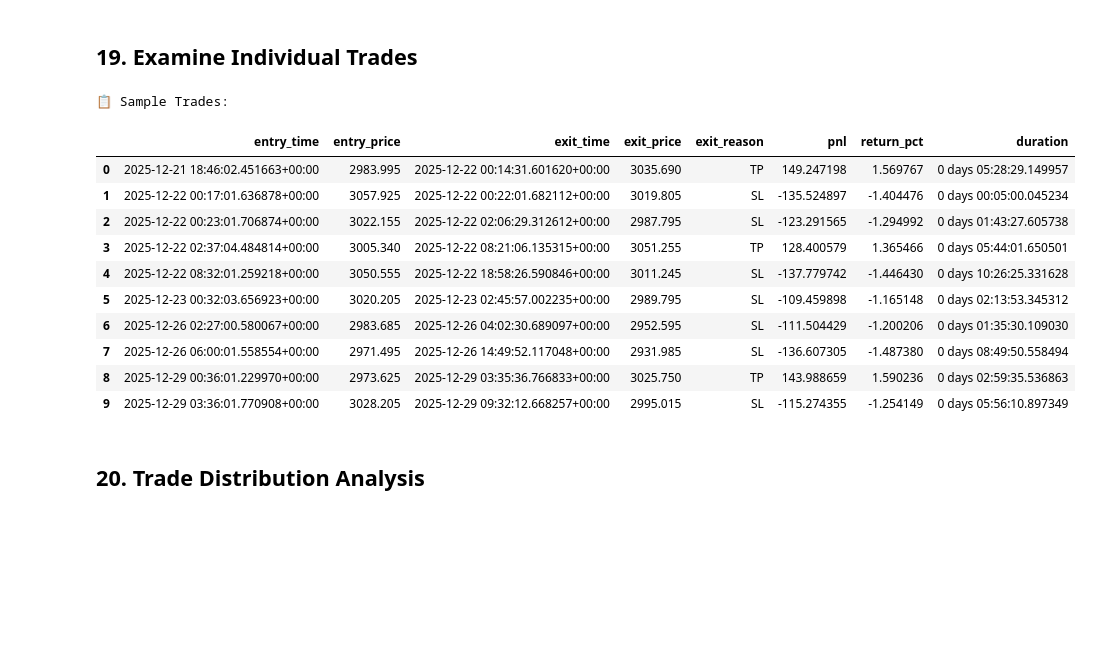
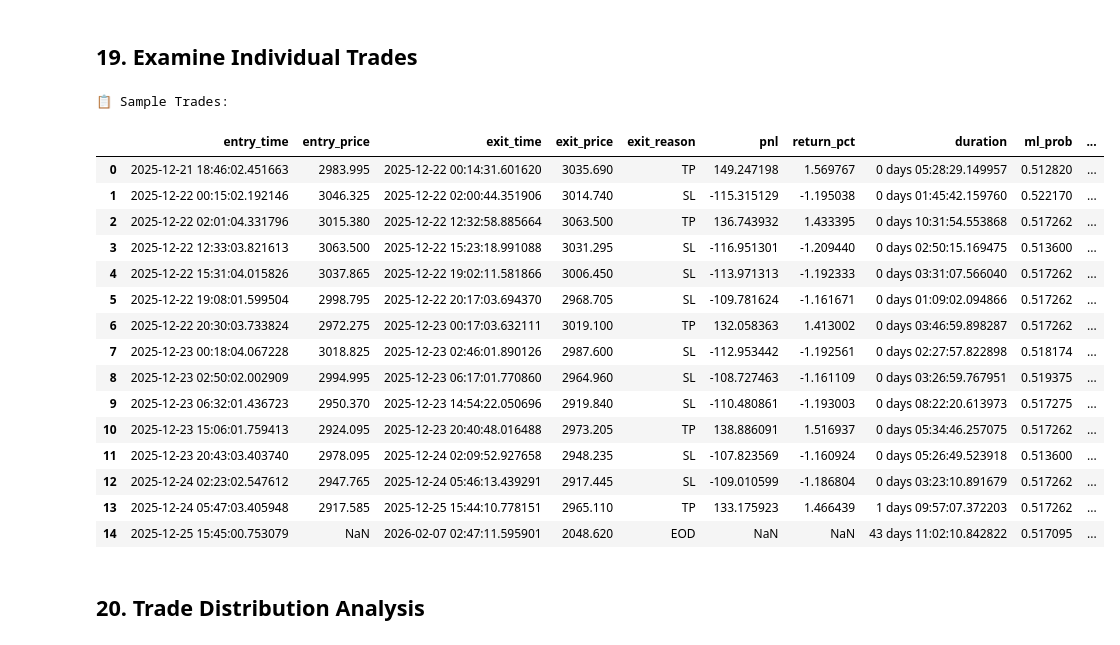
Before and after one commit to mmandelb2201/AITrader, a Jupyter notebook: model/backtest/backtest_engine.ipynb, the cells around one changed output. Saved outputs shown, nothing was run; the diff lists cells and outputs as text; code cells hidden in the pictures; blank space fills up the shorter version.

```diff
--- a/model/backtest/backtest_engine.ipynb
+++ b/model/backtest/backtest_engine.ipynb
@@ -131,32 +162,31 @@ print("✅ Asset features method added")
 # %% [output]
 ✅ Asset features method added
 # %%
-    @staticmethod
-    def build_market_features(df, assets):
-        """Build market-wide features from multiple assets"""
-        features = {}
+def build_market_features(df, assets):
+    """Build market-wide features from multiple assets"""
+    features = {}
 
-        # Calculate equal-weighted market index
-        prices = []
-        for asset in assets:
-            price_col = f'{asset}_price'
-            if price_col in df.columns:
-                prices.append(df[price_col])
+    # Calculate equal-weighted market index
+    prices = []
+    for asset in assets:
+        price_col = f'{asset}_price'
+        if price_col in df.columns:
+            prices.append(df[price_col])
 
-        if len(prices) > 0:
-            market_price = pd.concat(prices, axis=1).mean(axis=1)
+    if len(prices) > 0:
+        market_price = pd.concat(prices, axis=1).mean(axis=1)
 
-            # Market returns
-            features['market_return'] = market_price.pct_change()
-            features['market_log_return'] = np.log(market_price / market_price.shift(1))
+        # Market returns
+        features['market_return'] = market_price.pct_change()
+        features['market_log_return'] = np.log(market_price / market_price.shift(1))
 
-            # Market volatility
-            features['market_volatility_5'] = features['market_return'].rolling(5).std()
-            features['market_volatility_10'] = features['market_return'].rolling(10).std()
+        # Market volatility
+        features['market_volatility_5'] = features['market_return'].rolling(5).std()
+        features['market_volatility_10'] = features['market_return'].rolling(10).std()
 
-        return pd.DataFrame(features)
+    return pd.DataFrame(features)
 
-FeatureEngine.build_market_features = build_market_features
+FeatureEngine.build_market_features = staticmethod(build_market_features)
 print("✅ FeatureEngine fully assembled!")
 # %% [output]
 ✅ FeatureEngine fully assembled!
@@ -252,12 +298,14 @@ class Trade:
     """Represents a single trade"""
 
     def __init__(self, entry_time, entry_price, direction='long', size=1.0,
-                 tp_pct=0.015, sl_pct=0.01, fee_pct=0.0008):
+                 tp_pct=TAKE_PROFIT_PCT, sl_pct=STOP_LOSS_PCT, fee_pct=FEE_PCT, indicators=None, ml_prob=None):
         self.entry_time = entry_time
         self.entry_price = entry_price
         self.direction = direction
         self.size = size
         self.fee_pct = fee_pct
+        self.indicators = indicators or []  # Track which indicators fired
+        self.ml_prob = ml_prob  # Store ML model probability for precision/recall analysis
 
         # Risk management levels
         self.tp_price = entry_price * (1 + tp_pct)
@@ -869,22 +989,27 @@ engine.plot_results(metrics)
 # %%
 trades_df = metrics['trades_df']
 
 # Display first few trades
 print("📋 Sample Trades:")
-trades_df.head(10)
+trades_df
 # %% [output]
 📋 Sample Trades:
-|  | entry_time | entry_price | exit_time | exit_price | exit_reason | pnl | return_pct | duration |
-| 0 | 2025-12-21 18:46:02.451663+00:00 | 2983.995 | 2025-12-22 00:14:31.601620+00:00 | 3035.690 | TP | 149.247198 | 1.569767 | 0 days 05:28:29.149957 |
-| 1 | 2025-12-22 00:17:01.636878+00:00 | 3057.925 | 2025-12-22 00:22:01.682112+00:00 | 3019.805 | SL | -135.524897 | -1.404476 | 0 days 00:05:00.045234 |
-| 2 | 2025-12-22 00:23:01.706874+00:00 | 3022.155 | 2025-12-22 02:06:29.312612+00:00 | 2987.795 | SL | -123.291565 | -1.294992 | 0 days 01:43:27.605738 |
-| 3 | 2025-12-22 02:37:04.484814+00:00 | 3005.340 | 2025-12-22 08:21:06.135315+00:00 | 3051.255 | TP | 128.400579 | 1.365466 | 0 days 05:44:01.650501 |
-| 4 | 2025-12-22 08:32:01.259218+00:00 | 3050.555 | 2025-12-22 18:58:26.590846+00:00 | 3011.245 | SL | -137.779742 | -1.446430 | 0 days 10:26:25.331628 |
-| 5 | 2025-12-23 00:32:03.656923+00:00 | 3020.205 | 2025-12-23 02:45:57.002235+00:00 | 2989.795 | SL | -109.459898 | -1.165148 | 0 days 02:13:53.345312 |
-| 6 | 2025-12-26 02:27:00.580067+00:00 | 2983.685 | 2025-12-26 04:02:30.689097+00:00 | 2952.595 | SL | -111.504429 | -1.200206 | 0 days 01:35:30.109030 |
-| 7 | 2025-12-26 06:00:01.558554+00:00 | 2971.495 | 2025-12-26 14:49:52.117048+00:00 | 2931.985 | SL | -136.607305 | -1.487380 | 0 days 08:49:50.558494 |
-| 8 | 2025-12-29 00:36:01.229970+00:00 | 2973.625 | 2025-12-29 03:35:36.766833+00:00 | 3025.750 | TP | 143.988659 | 1.590236 | 0 days 02:59:35.536863 |
-| 9 | 2025-12-29 03:36:01.770908+00:00 | 3028.205 | 2025-12-29 09:32:12.668257+00:00 | 2995.015 | SL | -115.274355 | -1.254149 | 0 days 05:56:10.897349 |
+|  | entry_time | entry_price | exit_time | exit_price | exit_reason | pnl | return_pct | duration | ml_prob | ... |
+| 0 | 2025-12-21 18:46:02.451663 | 2983.995 | 2025-12-22 00:14:31.601620 | 3035.690 | TP | 149.247198 | 1.569767 | 0 days 05:28:29.149957 | 0.512820 | ... |
+| 1 | 2025-12-22 00:15:02.192146 | 3046.325 | 2025-12-22 02:00:44.351906 | 3014.740 | SL | -115.315129 | -1.195038 | 0 days 01:45:42.159760 | 0.522170 | ... |
+| 2 | 2025-12-22 02:01:04.331796 | 3015.380 | 2025-12-22 12:32:58.885664 | 3063.500 | TP | 136.743932 | 1.433395 | 0 days 10:31:54.553868 | 0.517262 | ... |
+| 3 | 2025-12-22 12:33:03.821613 | 3063.500 | 2025-12-22 15:23:18.991088 | 3031.295 | SL | -116.951301 | -1.209440 | 0 days 02:50:15.169475 | 0.513600 | ... |
+| 4 | 2025-12-22 15:31:04.015826 | 3037.865 | 2025-12-22 19:02:11.581866 | 3006.450 | SL | -113.971313 | -1.192333 | 0 days 03:31:07.566040 | 0.517262 | ... |
+| 5 | 2025-12-22 19:08:01.599504 | 2998.795 | 2025-12-22 20:17:03.694370 | 2968.705 | SL | -109.781624 | -1.161671 | 0 days 01:09:02.094866 | 0.517262 | ... |
+| 6 | 2025-12-22 20:30:03.733824 | 2972.275 | 2025-12-23 00:17:03.632111 | 3019.100 | TP | 132.058363 | 1.413002 | 0 days 03:46:59.898287 | 0.517262 | ... |
+| 7 | 2025-12-23 00:18:04.067228 | 3018.825 | 2025-12-23 02:46:01.890126 | 2987.600 | SL | -112.953442 | -1.192561 | 0 days 02:27:57.822898 | 0.518174 | ... |
+| 8 | 2025-12-23 02:50:02.002909 | 2994.995 | 2025-12-23 06:17:01.770860 | 2964.960 | SL | -108.727463 | -1.161109 | 0 days 03:26:59.767951 | 0.519375 | ... |
+| 9 | 2025-12-23 06:32:01.436723 | 2950.370 | 2025-12-23 14:54:22.050696 | 2919.840 | SL | -110.480861 | -1.193003 | 0 days 08:22:20.613973 | 0.517275 | ... |
+| 10 | 2025-12-23 15:06:01.759413 | 2924.095 | 2025-12-23 20:40:48.016488 | 2973.205 | TP | 138.886091 | 1.516937 | 0 days 05:34:46.257075 | 0.517262 | ... |
+| 11 | 2025-12-23 20:43:03.403740 | 2978.095 | 2025-12-24 02:09:52.927658 | 2948.235 | SL | -107.823569 | -1.160924 | 0 days 05:26:49.523918 | 0.513600 | ... |
+| 12 | 2025-12-24 02:23:02.547612 | 2947.765 | 2025-12-24 05:46:13.439291 | 2917.445 | SL | -109.010599 | -1.186804 | 0 days 03:23:10.891679 | 0.517262 | ... |
+| 13 | 2025-12-24 05:47:03.405948 | 2917.585 | 2025-12-25 15:44:10.778151 | 2965.110 | TP | 133.175923 | 1.466439 | 1 days 09:57:07.372203 | 0.517262 | ... |
+| 14 | 2025-12-25 15:45:00.753079 | NaN | 2026-02-07 02:47:11.595901 | 2048.620 | EOD | NaN | NaN | 43 days 11:02:10.842822 | 0.517095 | ... |
 # %% [markdown]
 ## 20. Trade Distribution Analysis
 # %%
```
Also changed, not shown: parts of 42 cells of this notebook, 7 other files.
